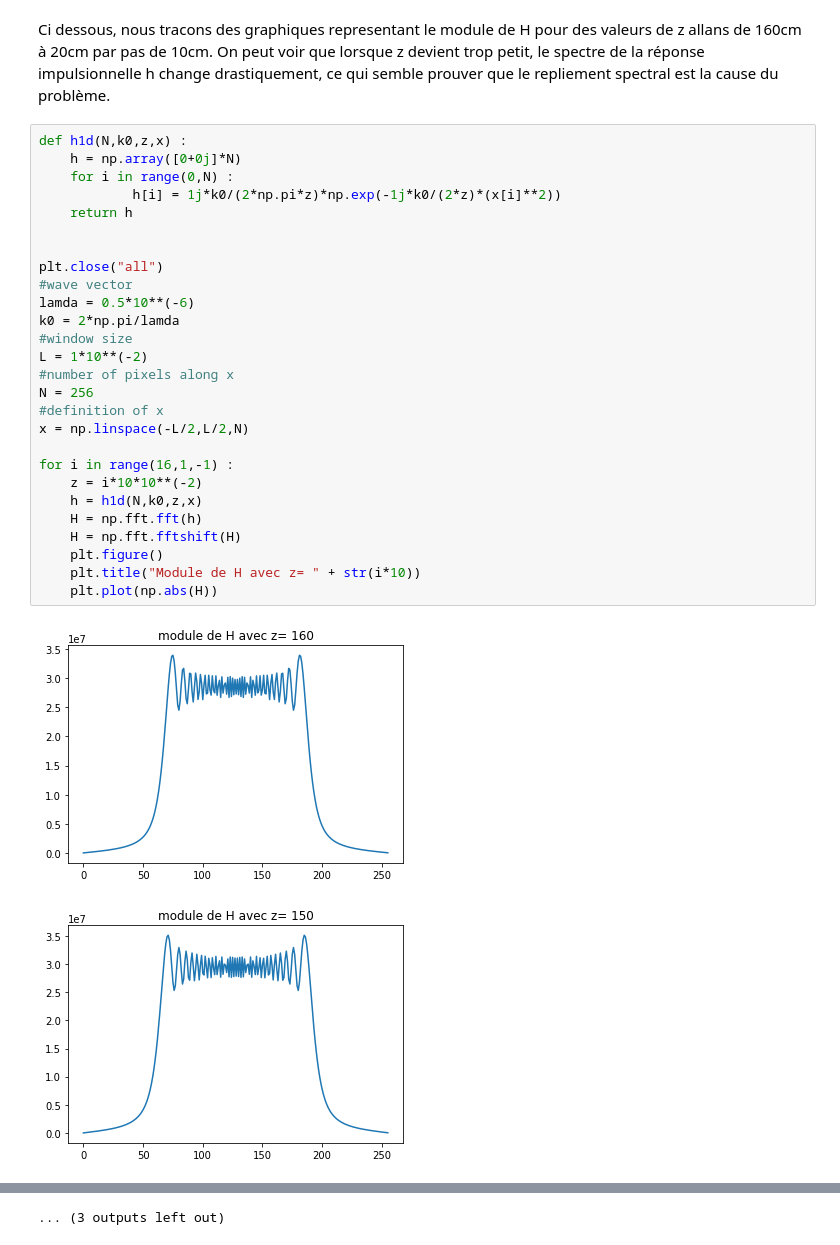
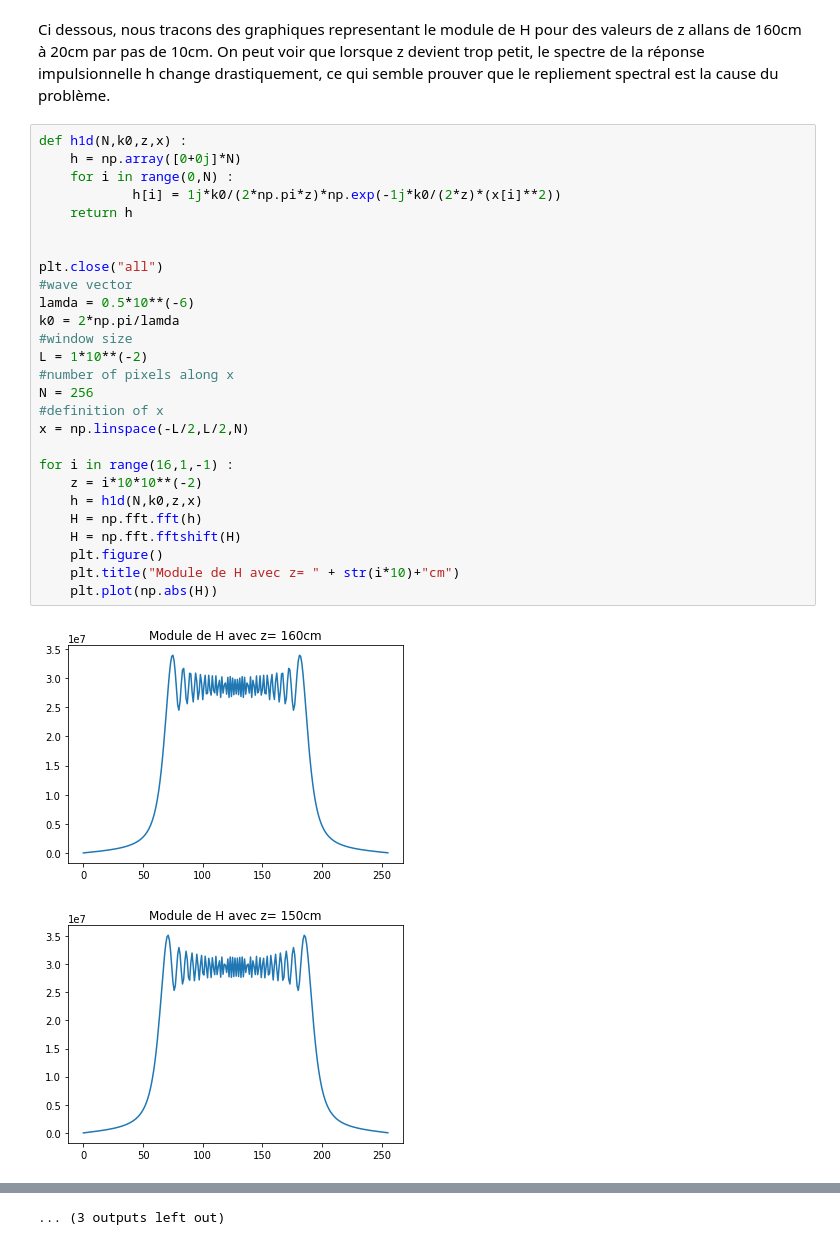
Before and after one commit to SchustekFlorian/reservoirNotebooks, a Jupyter notebook: freeSpacePropagation.ipynb, the cells around one changed output, grey strips where cells are left out. Saved outputs shown, nothing was run; the diff lists cells and outputs as text.

```diff
--- a/freeSpacePropagation.ipynb
+++ b/freeSpacePropagation.ipynb
@@ -116,30 +116,30 @@ Ci dessous, nous tracons des graphiques representant le module de H pour des val
 # %%
 def h1d(N,k0,z,x) :
     h = np.array([0+0j]*N)
     for i in range(0,N) :
             h[i] = 1j*k0/(2*np.pi*z)*np.exp(-1j*k0/(2*z)*(x[i]**2))
     return h
 
 
 plt.close("all")
 #wave vector
 lamda = 0.5*10**(-6)
 k0 = 2*np.pi/lamda
 #window size
 L = 1*10**(-2)
 #number of pixels along x
 N = 256
 #definition of x
 x = np.linspace(-L/2,L/2,N)
 
 for i in range(16,1,-1) :
     z = i*10*10**(-2)
     h = h1d(N,k0,z,x)
     H = np.fft.fft(h)
     H = np.fft.fftshift(H)
     plt.figure()
-    plt.title("Module de H avec z= " + str(i*10))
+    plt.title("Module de H avec z= " + str(i*10)+"cm")
     plt.plot(np.abs(H))
 # %% [output]
-[figure, old version]
+[figure, new version]
-[figure, old version]
+[figure, new version]
```
Also changed, not shown: parts of 3 cells of this notebook.
